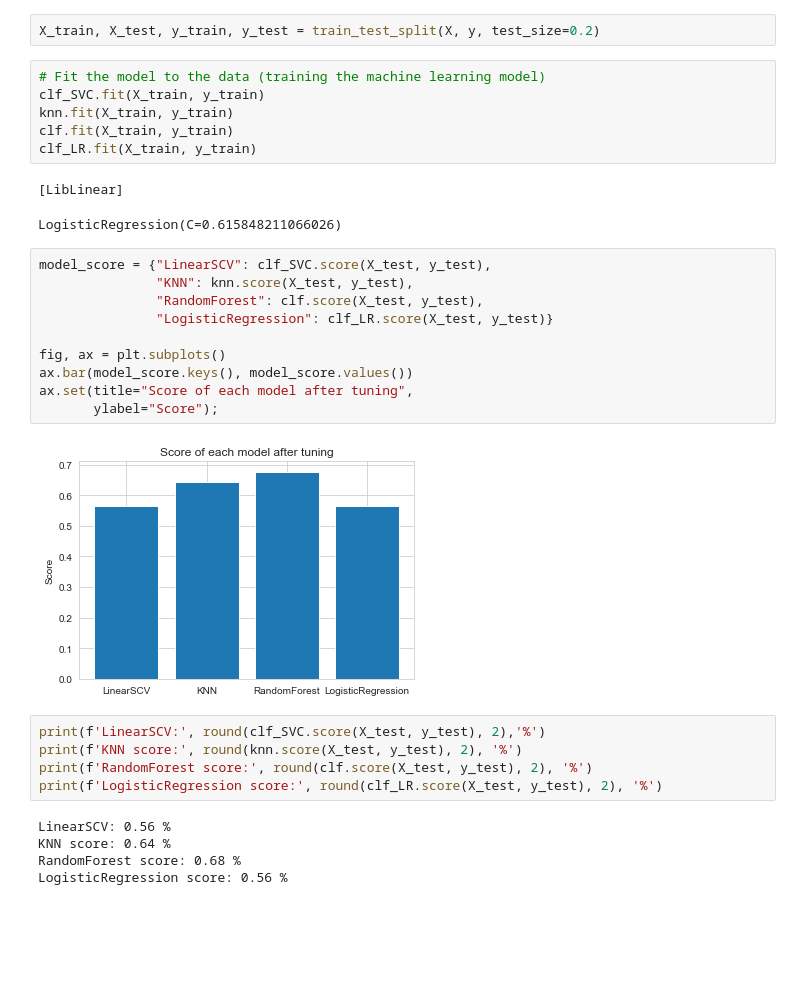
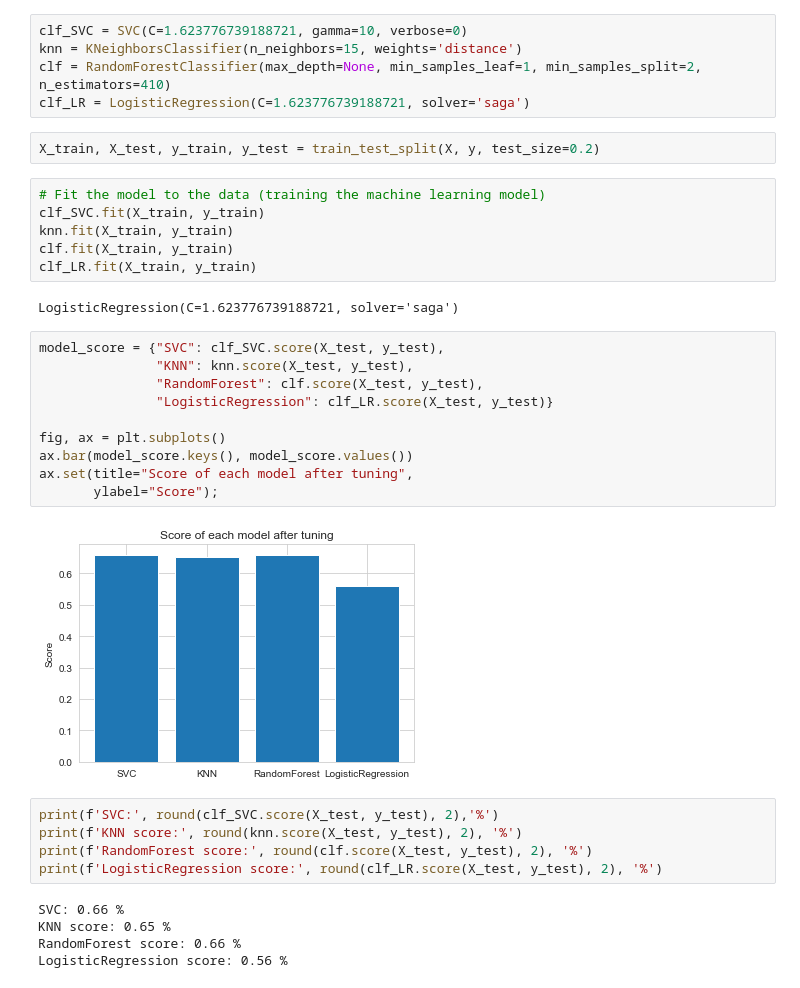
Before and after one commit to MyriamNaeem/classification-red-wine-quality, a Jupyter notebook: wine-quality-project-classification.ipynb, the cells around one changed output. Saved outputs shown, nothing was run; the diff lists cells and outputs as text; blank space fills up the shorter version.

```diff
--- a/wine-quality-project-classification.ipynb
+++ b/wine-quality-project-classification.ipynb
@@ -608,3 +620,8 @@ clf_LR = LogisticRegression(C=0.615848211066026, solver='lbfgs')
+# %%
+clf_SVC = SVC(C=1.623776739188721, gamma=10, verbose=0)
+knn = KNeighborsClassifier(n_neighbors=15, weights='distance')
+clf = RandomForestClassifier(max_depth=None, min_samples_leaf=1, min_samples_split=2, n_estimators=410)
+clf_LR = LogisticRegression(C=1.623776739188721, solver='saga')
 # %%
 X_train, X_test, y_train, y_test = train_test_split(X, y, test_size=0.2)
 # %%
@@ -614,27 +631,26 @@ knn.fit(X_train, y_train)
 clf.fit(X_train, y_train)
 clf_LR.fit(X_train, y_train)
 # %% [output]
-[LibLinear]
+LogisticRegression(C=1.623776739188721, solver='saga')
-LogisticRegression(C=0.615848211066026)
 # %%
-model_score = {"LinearSCV": clf_SVC.score(X_test, y_test),
+model_score = {"SVC": clf_SVC.score(X_test, y_test),
                "KNN": knn.score(X_test, y_test),
                "RandomForest": clf.score(X_test, y_test),
                "LogisticRegression": clf_LR.score(X_test, y_test)}
 
 fig, ax = plt.subplots()
 ax.bar(model_score.keys(), model_score.values())
 ax.set(title="Score of each model after tuning",
        ylabel="Score");
 # %% [output]
-[figure, old version]
+[figure, new version]
 # %%
-print(f'LinearSCV:', round(clf_SVC.score(X_test, y_test), 2),'%')
+print(f'SVC:', round(clf_SVC.score(X_test, y_test), 2),'%')
 print(f'KNN score:', round(knn.score(X_test, y_test), 2), '%')
 print(f'RandomForest score:', round(clf.score(X_test, y_test), 2), '%')
 print(f'LogisticRegression score:', round(clf_LR.score(X_test, y_test), 2), '%')
 # %% [output]
-LinearSCV: 0.56 %
-KNN score: 0.64 %
-RandomForest score: 0.68 %
+SVC: 0.66 %
+KNN score: 0.65 %
+RandomForest score: 0.66 %
 LogisticRegression score: 0.56 %
```
Also changed, not shown: parts of 30 cells of this notebook.
